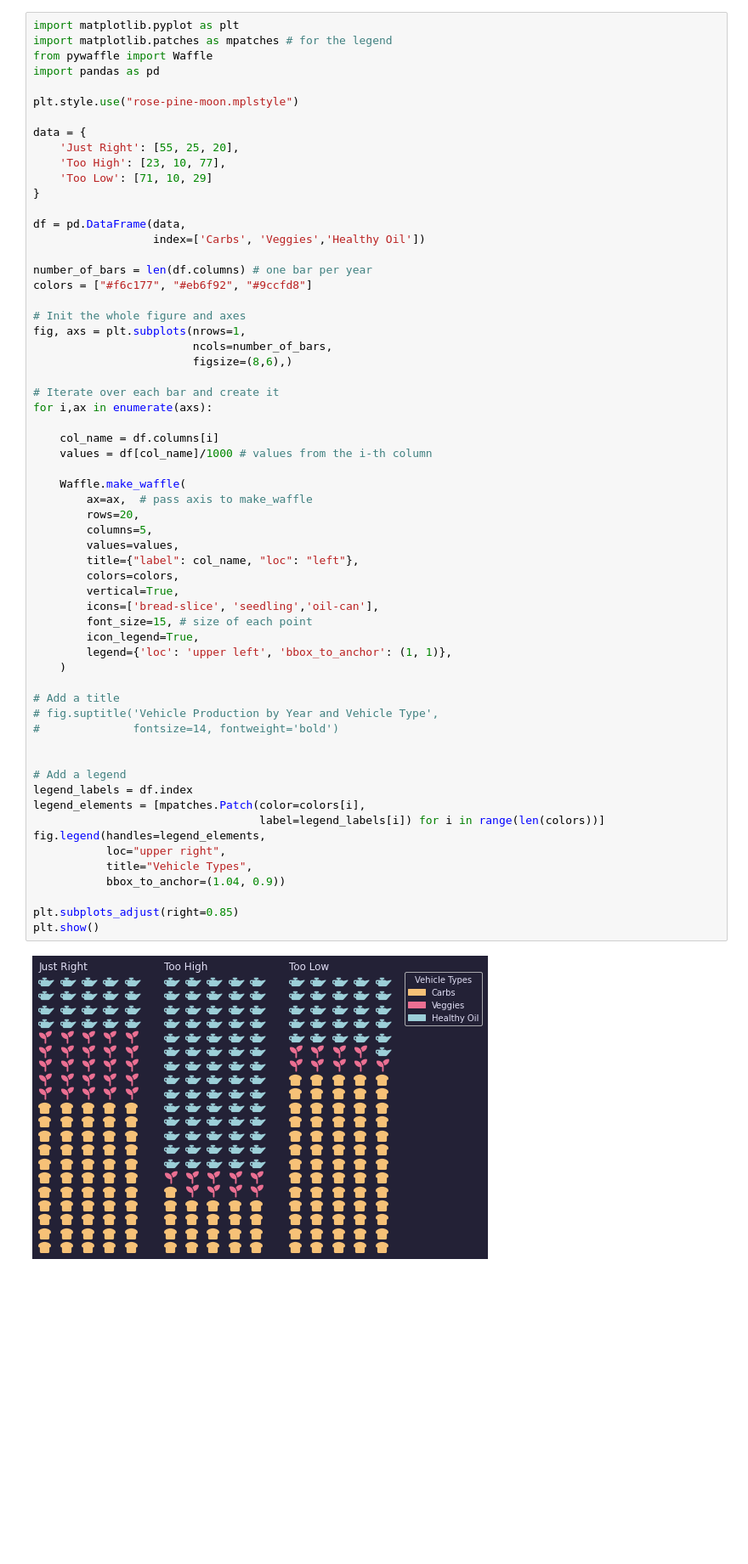
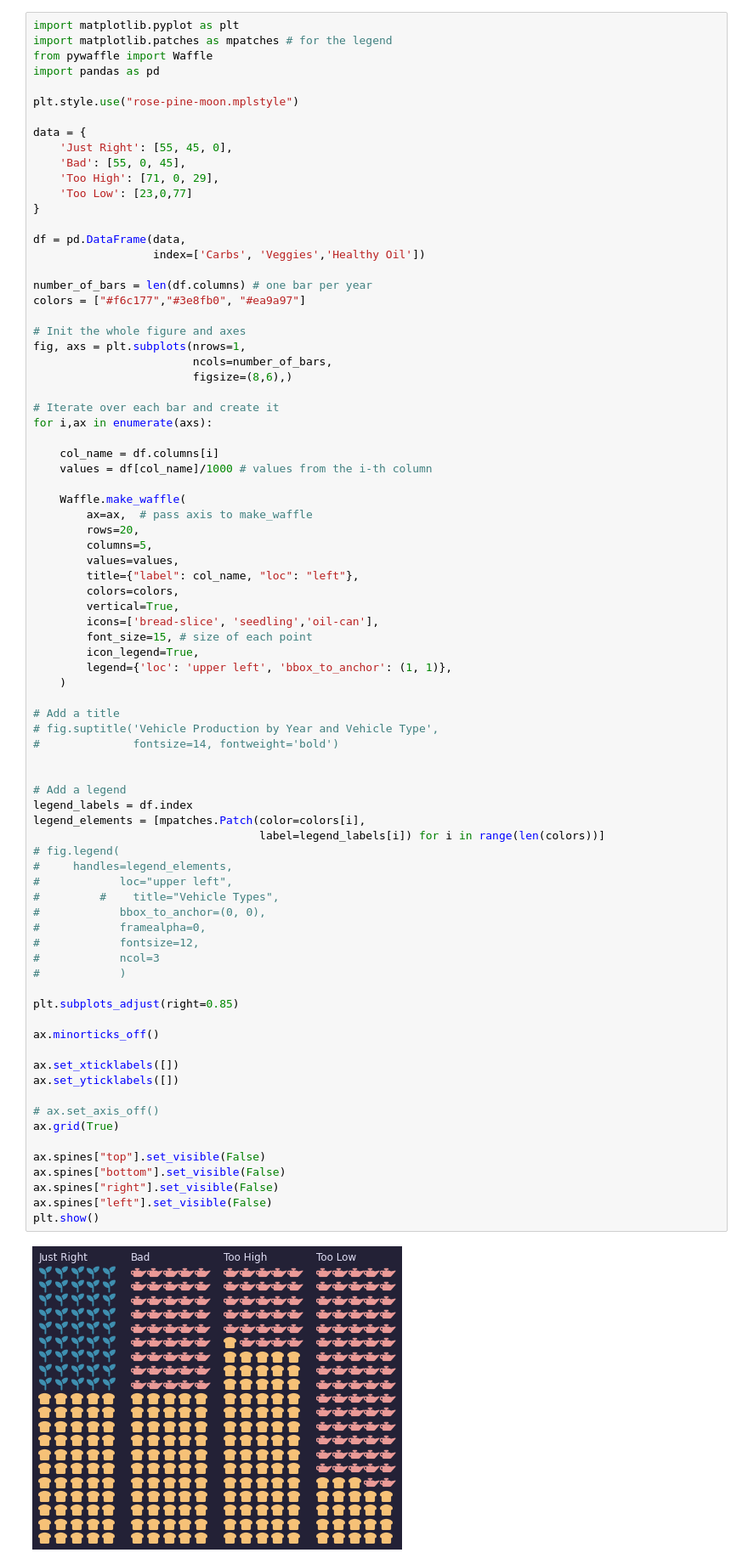
Before and after one commit to msimbao/counselsonlifestyle, a Jupyter notebook: plots/finalplayground.ipynb, the cells around one changed output. Shown at 85% size. Cells and saved outputs as stored; diff of their text form; blank space fills up the shorter version.

```diff
--- a/plots/finalplayground.ipynb
+++ b/plots/finalplayground.ipynb
@@ -99,16 +100,17 @@ import pandas as pd
 plt.style.use("rose-pine-moon.mplstyle")
 
 data = {
-    'Just Right': [55, 25, 20],
-    'Too High': [23, 10, 77],
-    'Too Low': [71, 10, 29]
+    'Just Right': [55, 45, 0],
+    'Bad': [55, 0, 45],
+    'Too High': [71, 0, 29],
+    'Too Low': [23,0,77]
 }
 
 df = pd.DataFrame(data,
                   index=['Carbs', 'Veggies','Healthy Oil'])
 
 number_of_bars = len(df.columns) # one bar per year
-colors = ["#f6c177", "#eb6f92", "#9ccfd8"]
+colors = ["#f6c177","#3e8fb0", "#ea9a97"]
 
 # Init the whole figure and axes
 fig, axs = plt.subplots(nrows=1,
@@ -121,38 +123,56 @@ for i,ax in enumerate(axs):
     col_name = df.columns[i]
     values = df[col_name]/1000 # values from the i-th column
 
     Waffle.make_waffle(
         ax=ax,  # pass axis to make_waffle
         rows=20,
         columns=5,
         values=values,
         title={"label": col_name, "loc": "left"},
         colors=colors,
         vertical=True,
         icons=['bread-slice', 'seedling','oil-can'],
         font_size=15, # size of each point
         icon_legend=True,
         legend={'loc': 'upper left', 'bbox_to_anchor': (1, 1)},
     )
 
 # Add a title
 # fig.suptitle('Vehicle Production by Year and Vehicle Type',
 #              fontsize=14, fontweight='bold')
 
 
 # Add a legend
 legend_labels = df.index
 legend_elements = [mpatches.Patch(color=colors[i],
                                   label=legend_labels[i]) for i in range(len(colors))]
-fig.legend(handles=legend_elements,
-           loc="upper right",
-           title="Vehicle Types",
-           bbox_to_anchor=(1.04, 0.9))
+# fig.legend(
+#     handles=legend_elements,
+#            loc="upper left",
+#         #    title="Vehicle Types",
+#            bbox_to_anchor=(0, 0),
+#            framealpha=0,
+#            fontsize=12,
+#            ncol=3
+#            )
 
 plt.subplots_adjust(right=0.85)
+
+ax.minorticks_off()
+
+ax.set_xticklabels([])
+ax.set_yticklabels([])
+
+# ax.set_axis_off()
+ax.grid(True)
+
+ax.spines["top"].set_visible(False)
+ax.spines["bottom"].set_visible(False)
+ax.spines["right"].set_visible(False)
+ax.spines["left"].set_visible(False)
 plt.show()
 # %% [output]
-[figure, old version]
+[figure, new version]
 # %%
 # Custom legend for right plot
 
```
Also changed, not shown: parts of 3 cells of this notebook, 12 other files.
